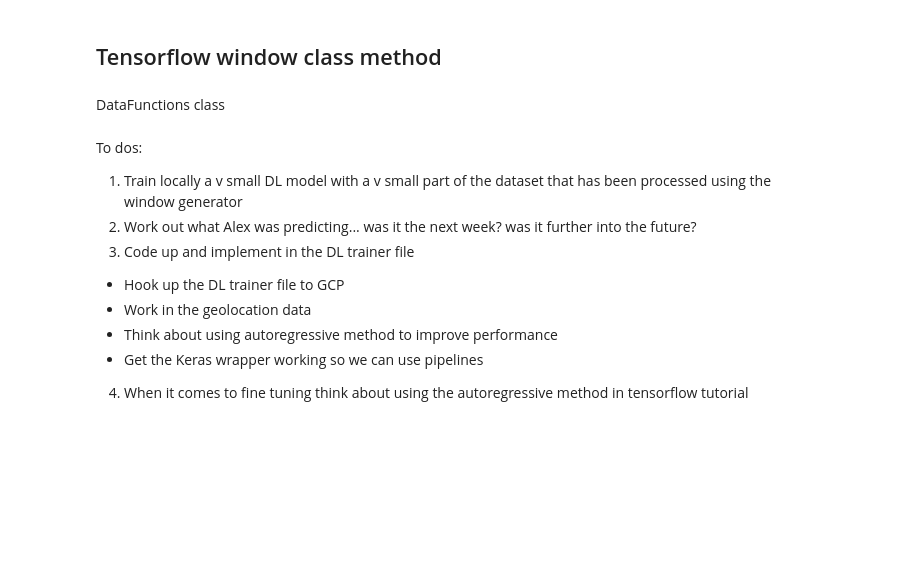
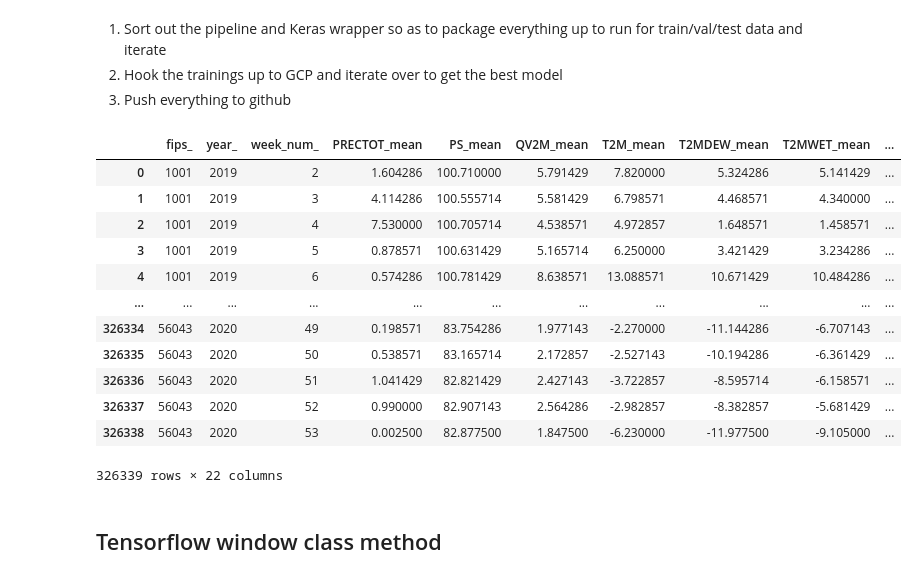
Before and after one commit to realGhostFoxx/droughts_modelling, a Jupyter notebook: notebooks/RNN_baseline_model.ipynb, the cells around one changed output. Saved outputs shown, nothing was run; the diff lists cells and outputs as text; code cells hidden in the pictures; blank space fills up the shorter version.

```diff
--- a/notebooks/RNN_baseline_model.ipynb
+++ b/notebooks/RNN_baseline_model.ipynb
@@ -7,0 +10,4 @@ from sklearn.preprocessing import RobustScaler
+# %% [markdown]
+1. Sort out the pipeline and Keras wrapper so as to package everything up to run for train/val/test data and iterate
+2. Hook the trainings up to GCP and iterate over to get the best model
+3. Push everything to github
@@ -8,4 +20,18 @@ from sklearn.preprocessing import RobustScaler
+# %%
+test_data
+# %% [output]
+|  | fips_ | year_ | week_num_ | PRECTOT_mean | PS_mean | QV2M_mean | T2M_mean | T2MDEW_mean | T2MWET_mean | ... |
+| 0 | 1001 | 2019 | 2 | 1.604286 | 100.710000 | 5.791429 | 7.820000 | 5.324286 | 5.141429 | ... |
+| 1 | 1001 | 2019 | 3 | 4.114286 | 100.555714 | 5.581429 | 6.798571 | 4.468571 | 4.340000 | ... |
+| 2 | 1001 | 2019 | 4 | 7.530000 | 100.705714 | 4.538571 | 4.972857 | 1.648571 | 1.458571 | ... |
+| 3 | 1001 | 2019 | 5 | 0.878571 | 100.631429 | 5.165714 | 6.250000 | 3.421429 | 3.234286 | ... |
+| 4 | 1001 | 2019 | 6 | 0.574286 | 100.781429 | 8.638571 | 13.088571 | 10.671429 | 10.484286 | ... |
+| ... | ... | ... | ... | ... | ... | ... | ... | ... | ... | ... |
+| 326334 | 56043 | 2020 | 49 | 0.198571 | 83.754286 | 1.977143 | -2.270000 | -11.144286 | -6.707143 | ... |
+| 326335 | 56043 | 2020 | 50 | 0.538571 | 83.165714 | 2.172857 | -2.527143 | -10.194286 | -6.361429 | ... |
+| 326336 | 56043 | 2020 | 51 | 1.041429 | 82.821429 | 2.427143 | -3.722857 | -8.595714 | -6.158571 | ... |
+| 326337 | 56043 | 2020 | 52 | 0.990000 | 82.907143 | 2.564286 | -2.982857 | -8.382857 | -5.681429 | ... |
+| 326338 | 56043 | 2020 | 53 | 0.002500 | 82.877500 | 1.847500 | -6.230000 | -11.977500 | -9.105000 | ... |
+326339 rows × 22 columns
 # %% [markdown]
 ## Tensorflow window class method
-# %% [markdown]
-DataFunctions class
@@ -14,13 +38,3 @@ data = DataFunctions().light_weekly_aggregate()
-# %% [markdown]
-To dos:
-1. Train locally a v small DL model with a v small part of the dataset that has been processed using the window generator
-2. Work out what Alex was predicting... was it the next week? was it further into the future?
-3. Code up and implement in the DL trainer file
-- Hook up the DL trainer file to GCP
-- Work in the geolocation data
-- Think about using autoregressive method to improve performance
-- Get the Keras wrapper working so we can use pipelines
-4. When it comes to fine tuning think about using the autoregressive method in tensorflow tutorial
 # %%
 class WindowGenerator():
     def __init__(self,data,input_width,label_width,shift,label_columns=None):
```
Also changed, not shown: parts of 34 cells of this notebook, 3 other files.
